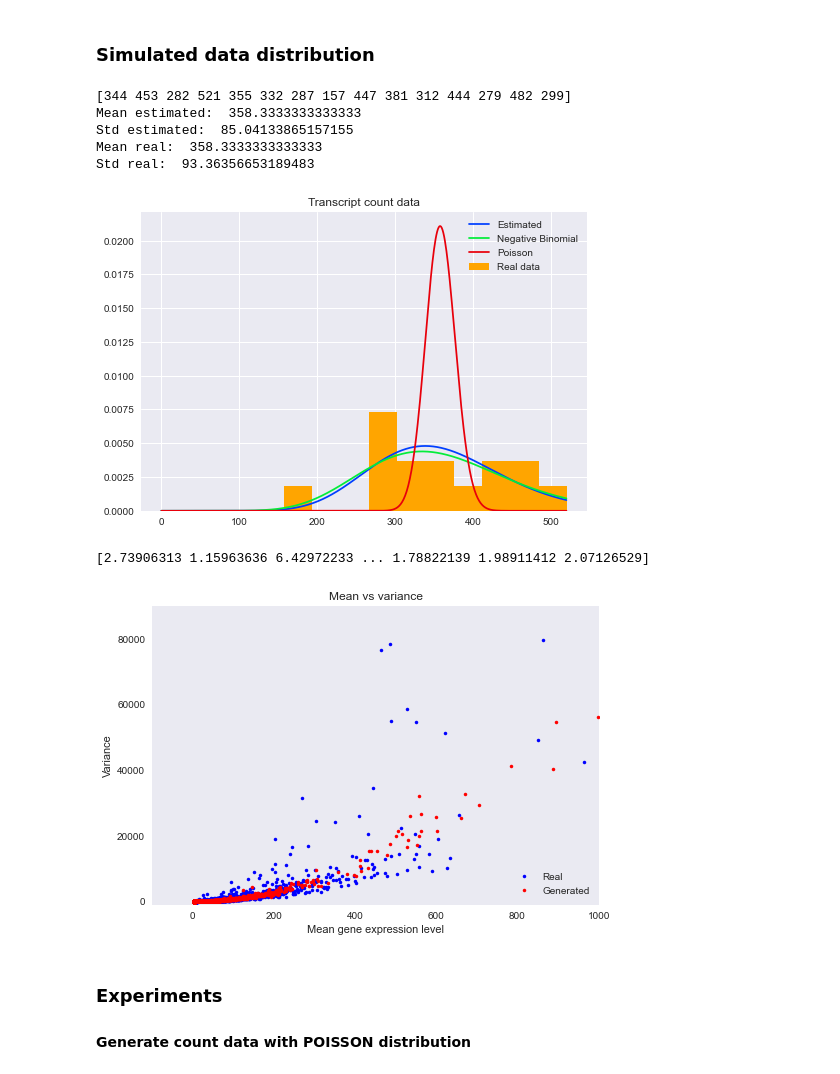
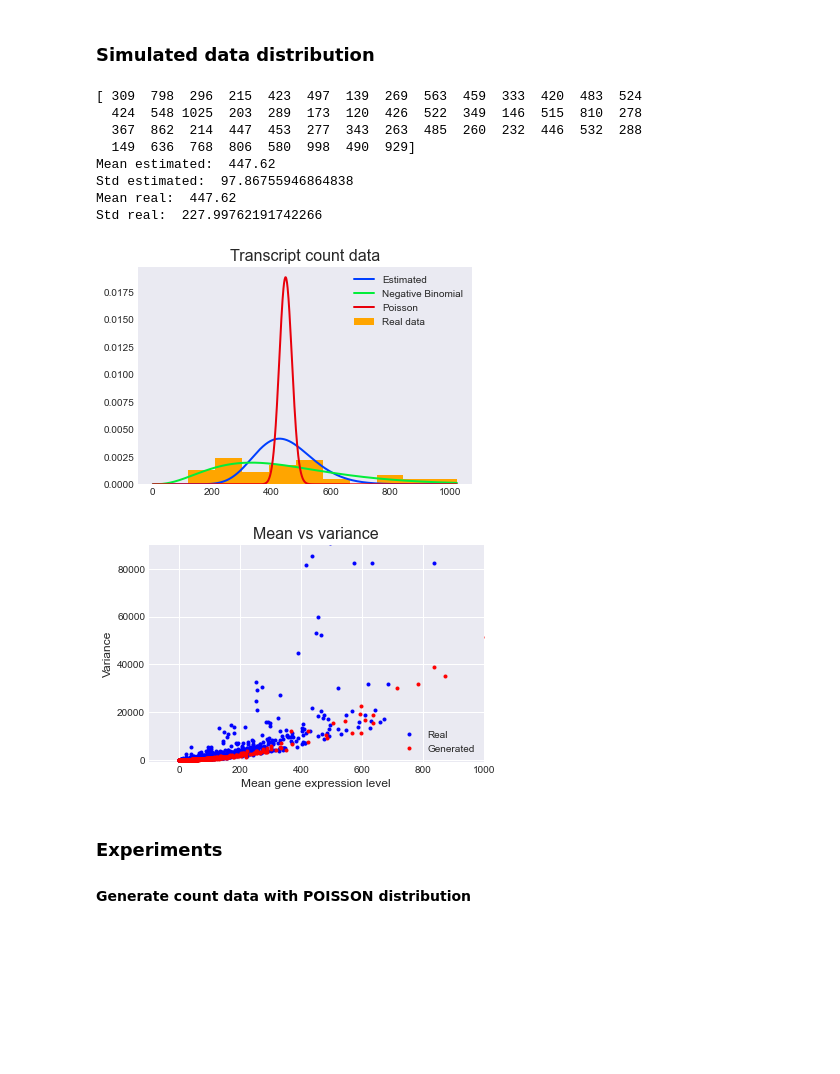
Before and after one commit to carishkaa/Bachelor-Thesis, a Jupyter notebook: notebooks/experiments.ipynb, the cells around one changed output. Cells and saved outputs as stored; diff of their text form; code cells hidden in the pictures; blank space fills up the shorter version.

```diff
--- a/notebooks/experiments.ipynb
+++ b/notebooks/experiments.ipynb
@@ -1,18 +1,19 @@
 # %% [markdown]
 # Experiments
 # %%
-import random
 from pandas import read_csv
 from scipy.stats import poisson, norm, nbinom, gaussian_kde, gamma
 import scipy.stats as stats
 # import os
-# import sys
+import sys
 # sys.path.append("/Users/karinabalagazova/Desktop/cvut/5.semestr/scientificProject/notebooks/..")
 from functions.experiment import experiment, experiment_iteration
 from functions.rnaseq_data_generator import rna_seq_generator, generate_rnaseq_class, get_random_beta
 %load_ext autoreload
 %autoreload 2
 import numpy as np
+import pandas as pd
 import matplotlib.pyplot as plt
 %matplotlib inline
 plt.style.use('Solarize_Light2')
+plt.style.use('seaborn-darkgrid')
@@ -39,7 +37,7 @@ samples.head()
 # Leave only OT, CR and STA
 drop_list = []
 for patient in samples.columns:
-    if patient[:2] != 'OT':
+    if patient[:2] != 'OT' and patient[:2] != 'CR' and patient[:3] != 'STA':
         drop_list.append(patient)
 genes = samples.index.values
 samples = samples.drop(drop_list[0:], axis=1)
@@ -69,8 +115,19 @@ Number of all genes after data filtering:  111079
 # %%
+samples = read_csv('../19NQ013_samples.csv')
+samples = samples.set_index('genes')
 # Delete transcripts with small expression
-# print('Number of all genes: ', samples.sum(axis=1).count())
-# print('Number of genes which have > 30 counts: ', (samples.sum(axis=1) > 30).value_counts())
-# print('Number of genes which have a least 5 counts in one of sample: ', (samples.max(axis=1) > 10).value_counts())
-# samples = samples[(samples.sum(axis=1) > 30) & (samples.max(axis=1) > 9)]
-# print('Number of all genes after data filtering: ', samples.sum(axis=1).count())
-# samples.head()
+print('Number of all genes: ', samples.sum(axis=1).count())
+print('Number of genes which have > 30 counts: ', (samples.sum(axis=1) > 30).value_counts())
+print('Number of genes which have a least 9 counts in one of sample: ', (samples.max(axis=1) > 9).value_counts())
+samples = samples[(samples.sum(axis=1) > 30) & (samples.max(axis=1) > 9)]
+# print(samples[(samples.sum(axis=1) > 30) & (samples.max(axis=1) > 9)].value_counts())
+print('Number of all genes after data filtering: ', samples.sum(axis=1).count())
+samples.head()
+# Leave only OT, CR and STA
+drop_list = []
+for patient in samples.columns:
+    if patient[:2] != 'OT' and patient[:2] != 'CR' and patient[:3] != 'STA':
+        drop_list.append(patient)
+genes = samples.index.values
+samples = samples.drop(drop_list[0:], axis=1)
+samples.head()
@@ -164,53 +192,53 @@ plt.show()
 # %% [markdown]
 ### Simulated data distribution
 # %%
-# Show histogram of transcript
-transcript_counts = samples.loc[samples.index[8603],:].to_numpy()
+# Show histogram of overdispersed transcript
+transcript_counts = samples.loc["ENST00000361899.2",:].to_numpy()
 print(transcript_counts)
 x = range(0, max(transcript_counts))
 plt.hist(transcript_counts, color='orange', density=True, label='Real data')
 
 mean = transcript_counts.mean()
 std_real = transcript_counts.std()
 std = np.sqrt(poly(transcript_counts.mean()))
 
 p = mean/std**2
 n = mean*p/(1.0 - p)
 plt.plot(x, nbinom.pmf(x, n, p), label='Estimated')
 print('Mean estimated: ', nbinom.mean(n, p))
 print('Std estimated: ', nbinom.std(n, p))
 
 p = mean/std_real**2
 n = mean*p/(1.0 - p)
 plt.plot(x, nbinom.pmf(x, n, p), label='Negative Binomial')
 print('Mean real: ', nbinom.mean(n, p))
 print('Std real: ', nbinom.std(n, p))
 
 plt.plot(x, poisson.pmf(x, mean), label='Poisson')
 plt.grid()
 plt.legend()
 plt.title('Transcript count data')
 plt.savefig('transcript_count_data_estimation.png')
 plt.show()
 # %% [output]
-[344 453 282 521 355 332 287 157 447 381 312 444 279 482 299]
-Mean estimated:  358.3333333333333
-Std estimated:  85.04133865157155
-Mean real:  358.3333333333333
-Std real:  93.36356653189483
+[ 309  798  296  215  423  497  139  269  563  459  333  420  483  524
+  424  548 1025  203  289  173  120  426  522  349  146  515  810  278
+  367  862  214  447  453  277  343  263  485  260  232  446  532  288
+  149  636  768  806  580  998  490  929]
+Mean estimated:  447.62
+Std estimated:  97.86755946864838
+Mean real:  447.62
+Std real:  227.99762191742266
-[figure, old version]
+[figure, new version]
 # %%
 a, b, _ = rna_seq_generator(
         n_transcripts=10000,
         distribution="Negative binomial",
         n_STA=30, n_CR=15, n_OT=15,
-        n_IS_effect=10, IS_effect=(0.5, 0.6),  # strong IS effect
+        n_IS_effect=10, IS_effect=(0.5, 0.52),  # strong IS effect
         is_class_effect=False, n_class_effect=10, class_effect=(0.2, 0.2)  # class effect, normal distribution
 )
-# %% [output]
-[2.73906313 1.15963636 6.42972233 ... 1.78822139 1.98911412 2.07126529]
 # %%
-plt.style.use('seaborn')
 x = samples.mean(axis=1).to_numpy()
 y = samples.std(axis=1).to_numpy()**2
 plt.plot(x[x<5000],y[x<5000], 'b.', label='Real')
@@ -223,15 +251,13 @@ plt.plot(x[x<5000],y[x<5000], 'r.', label='Generated')
 plt.xlim(-100, 1000)
 plt.ylim(-1000, 9*1e+4)
 
-
 plt.legend()
 plt.title('Mean vs variance')
 plt.xlabel('Mean gene expression level')
 plt.ylabel('Variance')
-plt.grid()
 plt.savefig('mean_vs_variance_generated.png')
 # %% [output]
-[figure, old version]
+[figure, new version]
 # %% [markdown]
 ### Experiments
 #### Generate count data with POISSON distribution
```
Also changed, not shown: parts of 14 cells of this notebook, 10 other files.
